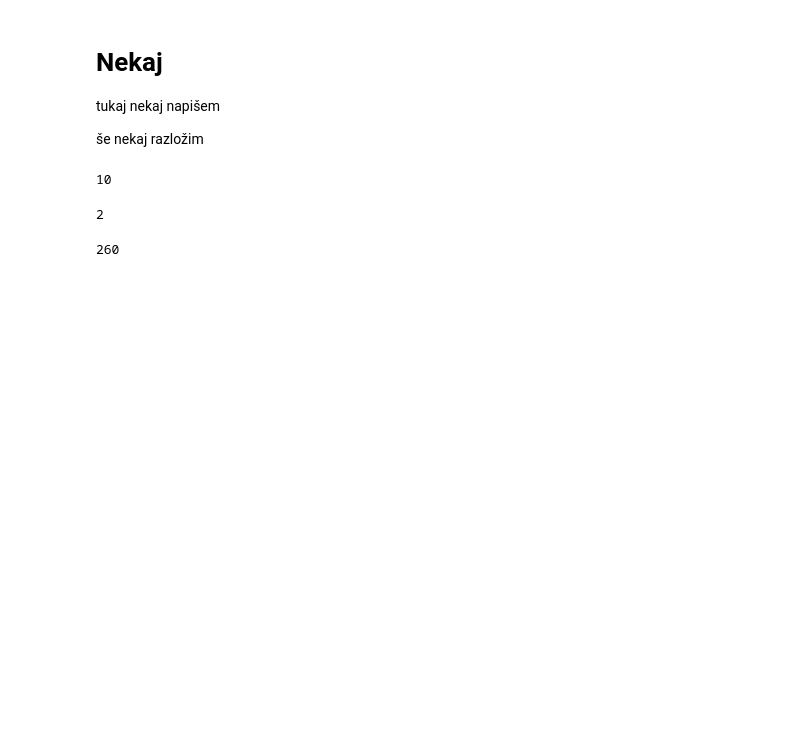
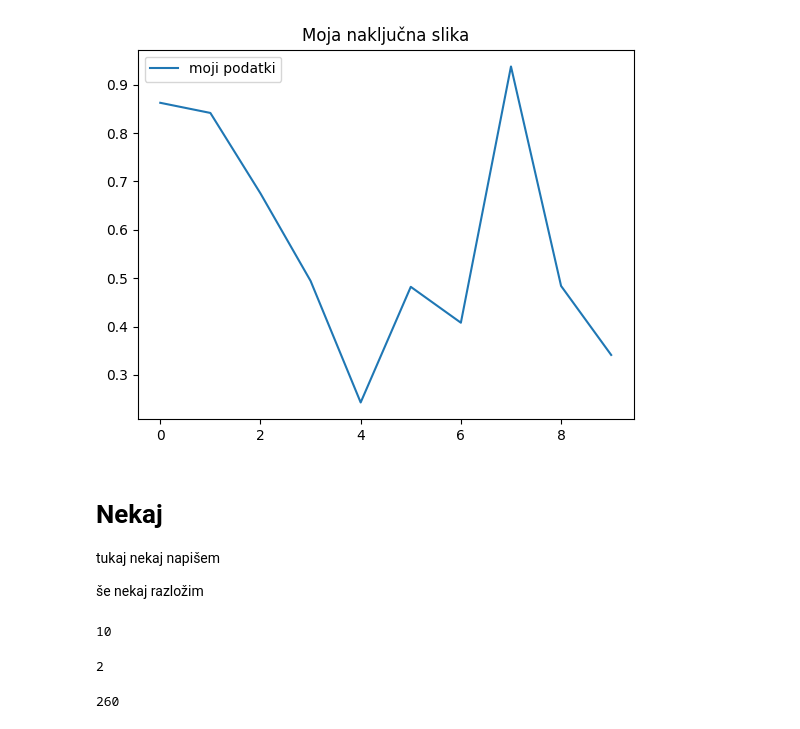
Before and after one commit to icta-tecaji/python-osnovni-public, a Jupyter notebook: 00_Playground/testna2.ipynb, the cells around one changed output. Saved outputs shown, nothing was run; the diff lists cells and outputs as text; code cells hidden in the pictures; blank space fills up the shorter version.

```diff
--- a/00_Playground/testna2.ipynb
+++ b/00_Playground/testna2.ipynb
@@ -1,3 +53,17 @@
+# %%
+import matplotlib.pyplot as plt
+
+# arr = np.random.rand(10,10,3)
+arr = np.random.rand(10,1)
+
+plt.figure()
+# plt.imshow(arr)
+plt.plot(arr,label="moji podatki")
+plt.title("Moja naključna slika")
+plt.legend()
+plt.show()
+# %% [output]
+[figure, added]
 # %% [markdown]
 # Nekaj
 
```
Also changed, not shown: parts of 2 cells of this notebook, 20 other files.
